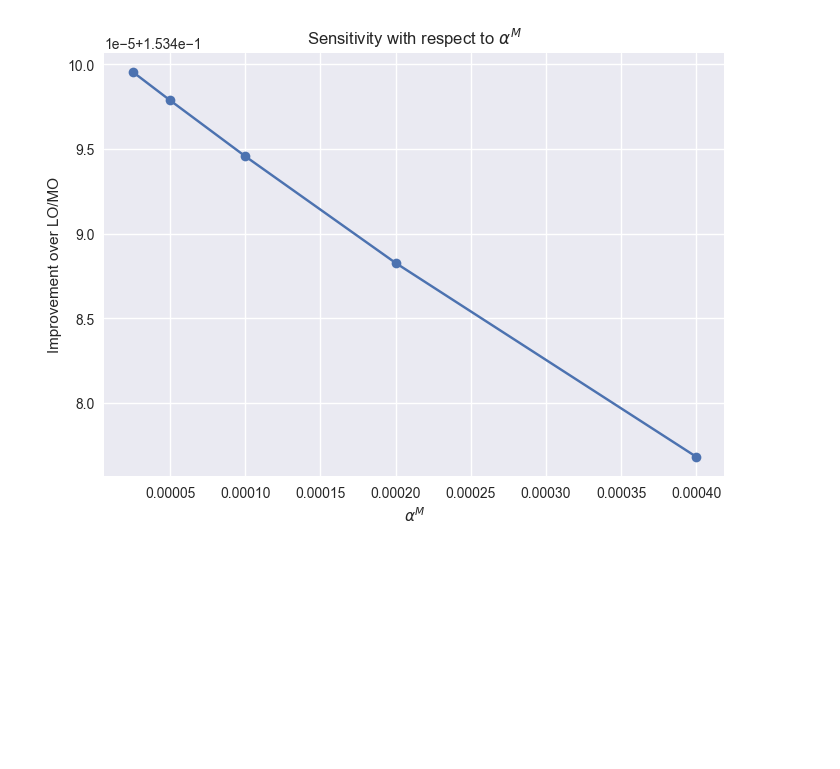
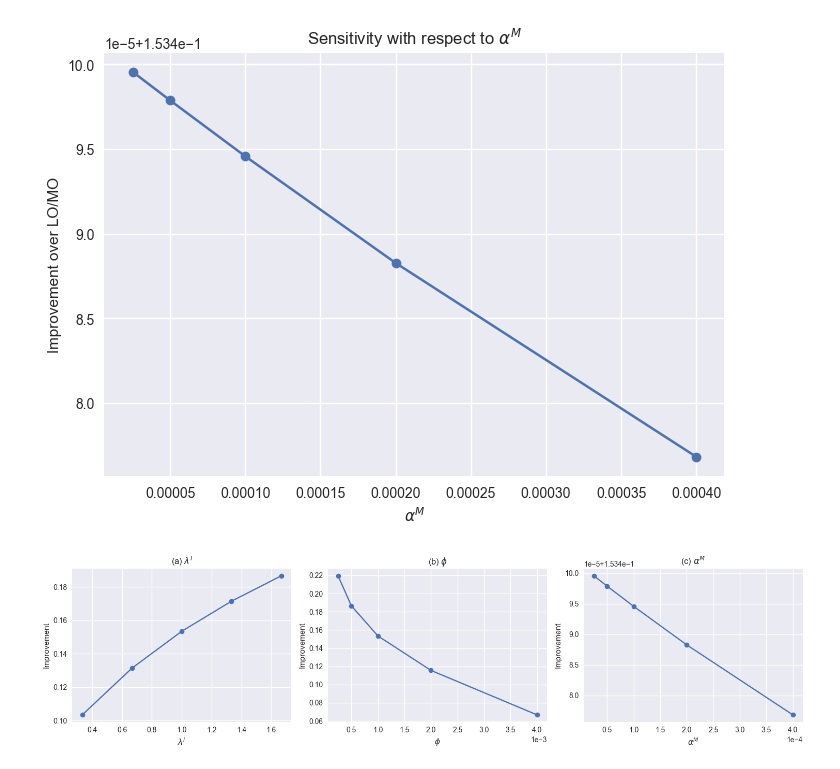
Before and after one commit to morimoto0606/QuantsPython, a Jupyter notebook: OptimalExecution/optimal_execution_incorpolating_mm.ipynb, the cells around one changed output. Saved outputs shown, nothing was run; the diff lists cells and outputs as text; code cells hidden in the pictures; blank space fills up the shorter version.

```diff
--- a/OptimalExecution/optimal_execution_incorpolating_mm.ipynb
+++ b/OptimalExecution/optimal_execution_incorpolating_mm.ipynb
@@ -318,3 +323,84 @@ plt.show()
 | 3 | 0.000200 | -0.041139 | 0.112349 | 0.153488 |
 | 4 | 0.000400 | -0.041139 | 0.112337 | 0.153477 |
 [figure]
+# %%
+# ============================================================
+# Combined sensitivity figure
+# ============================================================
+
+fig, axes = plt.subplots(1, 3, figsize=(15, 4))
+
+# ============================================================
+# (a) lambda^I
+# ============================================================
+
+axes[0].plot(
+    df_lambdaI["lambda_I"],
+    df_lambdaI["improvement"],
+    marker="o"
+)
+
+axes[0].set_xlabel(r"$\lambda^I$")
+axes[0].set_ylabel("Improvement")
+axes[0].set_title(r"(a) $\lambda^I$")
+axes[0].grid(True)
+
+
+# ============================================================
+# (b) phi
+# ============================================================
+
+axes[1].plot(
+    df_phi["phi"],
+    df_phi["improvement"],
+    marker="o"
+)
+
+axes[1].ticklabel_format(
+    style='sci',
+    axis='x',
+    scilimits=(0,0)
+)
+
+axes[1].set_xlabel(r"$\phi$")
+axes[1].set_ylabel("Improvement")
+axes[1].set_title(r"(b) $\phi$")
+axes[1].grid(True)
+
+
+# ============================================================
+# (c) alpha^M
+# ============================================================
+
+axes[2].plot(
+    df_alphaM["alpha_M"],
+    df_alphaM["improvement"],
+    marker="o"
+)
+
+axes[2].ticklabel_format(
+    style='sci',
+    axis='x',
+    scilimits=(0,0)
+)
+
+axes[2].set_xlabel(r"$\alpha^M$")
+axes[2].set_ylabel("Improvement")
+axes[2].set_title(r"(c) $\alpha^M$")
+axes[2].grid(True)
+
+
+# ============================================================
+# Layout and save
+# ============================================================
+
+plt.tight_layout()
+
+fig.savefig(
+    "sensitivity_all.pdf",
+    bbox_inches="tight"
+)
+
+plt.show()
+# %% [output]
+[figure, added]
```
Also changed, not shown: parts of 2 cells of this notebook.
